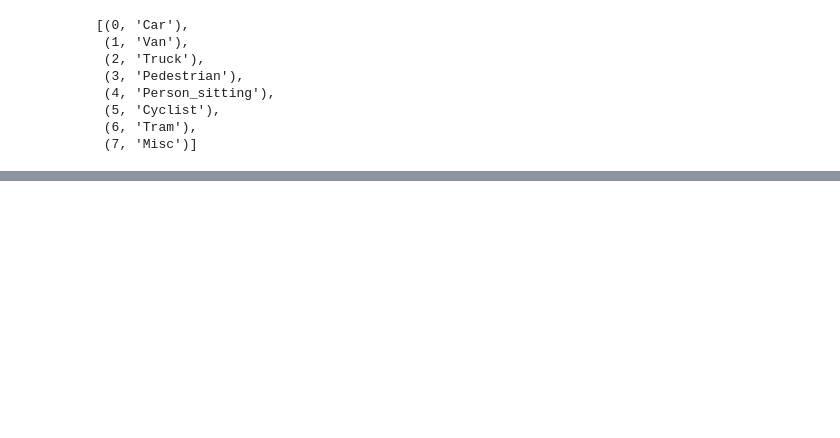
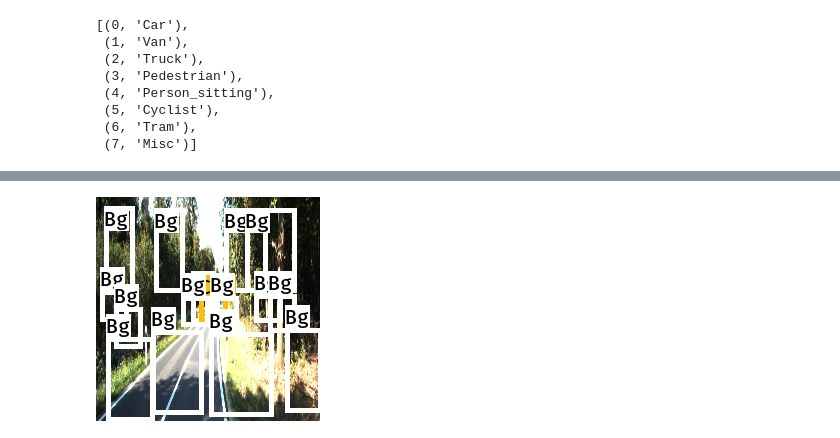
Before and after one commit to surmenok/ssd, a Jupyter notebook: SimpleDetector.ipynb, the cells around one changed output, grey strips where cells are left out. Saved outputs shown, nothing was run; the diff lists cells and outputs as text; code cells hidden in the pictures; blank space fills up the shorter version.

```diff
--- a/SimpleDetector.ipynb
+++ b/SimpleDetector.ipynb
@@ -417,3 +443,3 @@ loc_activation_one
 # %%
-loc_corners = activation_to_bbox_corners(loc_activation_one, V(anchors).to(device), anchor_size)
+loc_corners = activation_to_bbox_corners(loc_activation_one, V(anchors).to(device), 1. / anchor_grid_size)
 loc_corners
@@ -420,4 +464,6 @@ loc_corners
 # %%
-vis.show_image_with_boxes(image, loc_corners.data.cpu().numpy() * sz, class_activation_one.max(dim=1)[1].data.cpu().numpy())
+vis.show_image_with_boxes(image, loc_corners.data.cpu().numpy() * constants.TRANSFORMED_IMAGE_SIZE[0], class_activation_one.max(dim=1)[1].data.cpu().numpy())
+# %% [output]
+[figure, added]
 # %%
 import importlib
```
Also changed, not shown: parts of 13 cells of this notebook, 8 other files.
